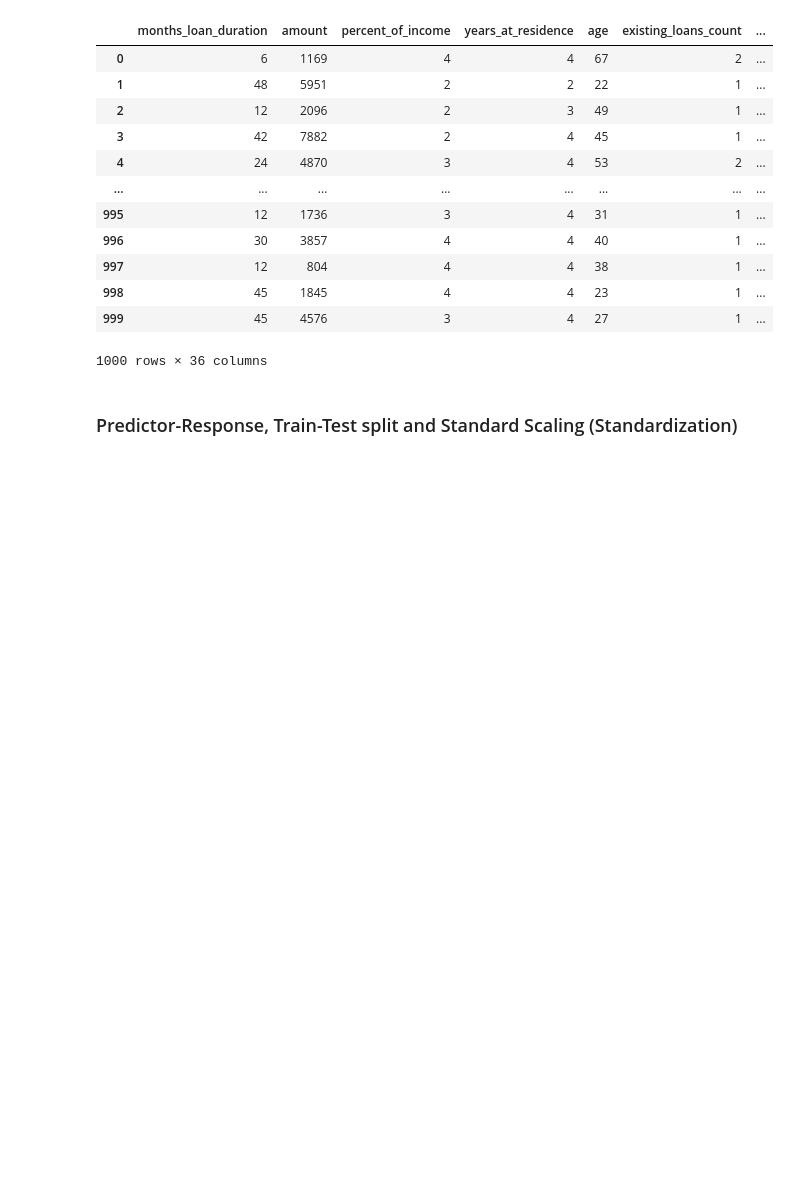
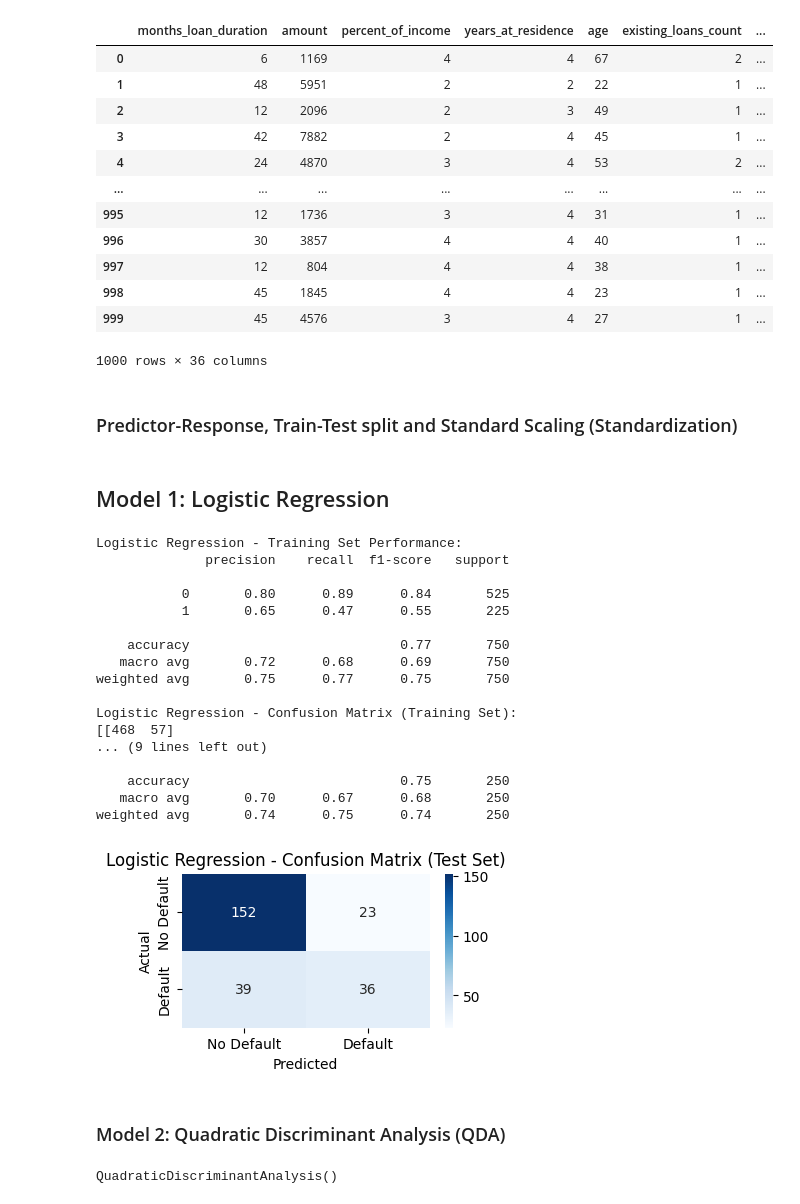
Before and after one commit to yatender-oktalk/machine-learning-arizona, a Jupyter notebook: week-6/project.ipynb, the cells around one changed output. Drawn from its saved outputs; the diff is of its cells as text; code cells hidden in the pictures; blank space fills up the shorter version.

```diff
--- a/week-6/project.ipynb
+++ b/week-6/project.ipynb
@@ -571,3 +568,67 @@ X_train_scaled = scaler.fit_transform(X_train)
 
 # Now, transform the test data
 X_test_scaled = scaler.transform(X_test)
+# %% [markdown]
+## Model 1: Logistic Regression
+# %%
+from sklearn.metrics import classification_report, confusion_matrix
+
+lreg_model =  LogisticRegression(random_state=42)
+
+# fit the grid search to the data
+lreg_model.fit(X_train_scaled, y_train)
+
+# Predictions on training data
+y_pred_train_logreg = lreg_model.predict(X_train_scaled)
+# Performance metrics on training data
+print("Logistic Regression - Training Set Performance:")
+print(classification_report(y_train, y_pred_train_logreg))
+conf_matrix_train_logreg = confusion_matrix(y_train, y_pred_train_logreg)
+print("Logistic Regression - Confusion Matrix (Training Set):")
+print(conf_matrix_train_logreg)
+
+# Predictions on test data
+y_pred_test_logreg = lreg_model.predict(X_test_scaled)
+
+# Performance metrics on test data
+print("\n\n\nLogistic Regression - Test Set Performance:")
+print(classification_report(y_test, y_pred_test_logreg))
+conf_matrix_test_logreg = confusion_matrix(y_test, y_pred_test_logreg)
+
+# Confusion matrix for test data
+plt.figure(figsize=(4, 2))
+sns.heatmap(conf_matrix_test_logreg, annot=True, fmt='d', cmap='Blues',
+            xticklabels=['No Default', 'Default'],
+            yticklabels=['No Default', 'Default'])
+plt.title('Logistic Regression - Confusion Matrix (Test Set)')
+plt.xlabel('Predicted')
+plt.ylabel('Actual')
+plt.show()
+# %% [output]
+Logistic Regression - Training Set Performance:
+              precision    recall  f1-score   support
+
+           0       0.80      0.89      0.84       525
+           1       0.65      0.47      0.55       225
+
+    accuracy                           0.77       750
+   macro avg       0.72      0.68      0.69       750
+weighted avg       0.75      0.77      0.75       750
+
+Logistic Regression - Confusion Matrix (Training Set):
+[[468  57]
+... (9 lines left out)
+
+    accuracy                           0.75       250
+   macro avg       0.70      0.67      0.68       250
+weighted avg       0.74      0.75      0.74       250
+[figure, added]
+# %% [markdown]
+### Model 2: Quadratic Discriminant Analysis (QDA)
+# %%
+from sklearn.discriminant_analysis import QuadraticDiscriminantAnalysis
+
+qda = QuadraticDiscriminantAnalysis()
+qda.fit(X_train_scaled, y_train)
+# %% [output]
+QuadraticDiscriminantAnalysis()
```
Also changed, not shown: parts of 13 cells of this notebook, 2 other files.
